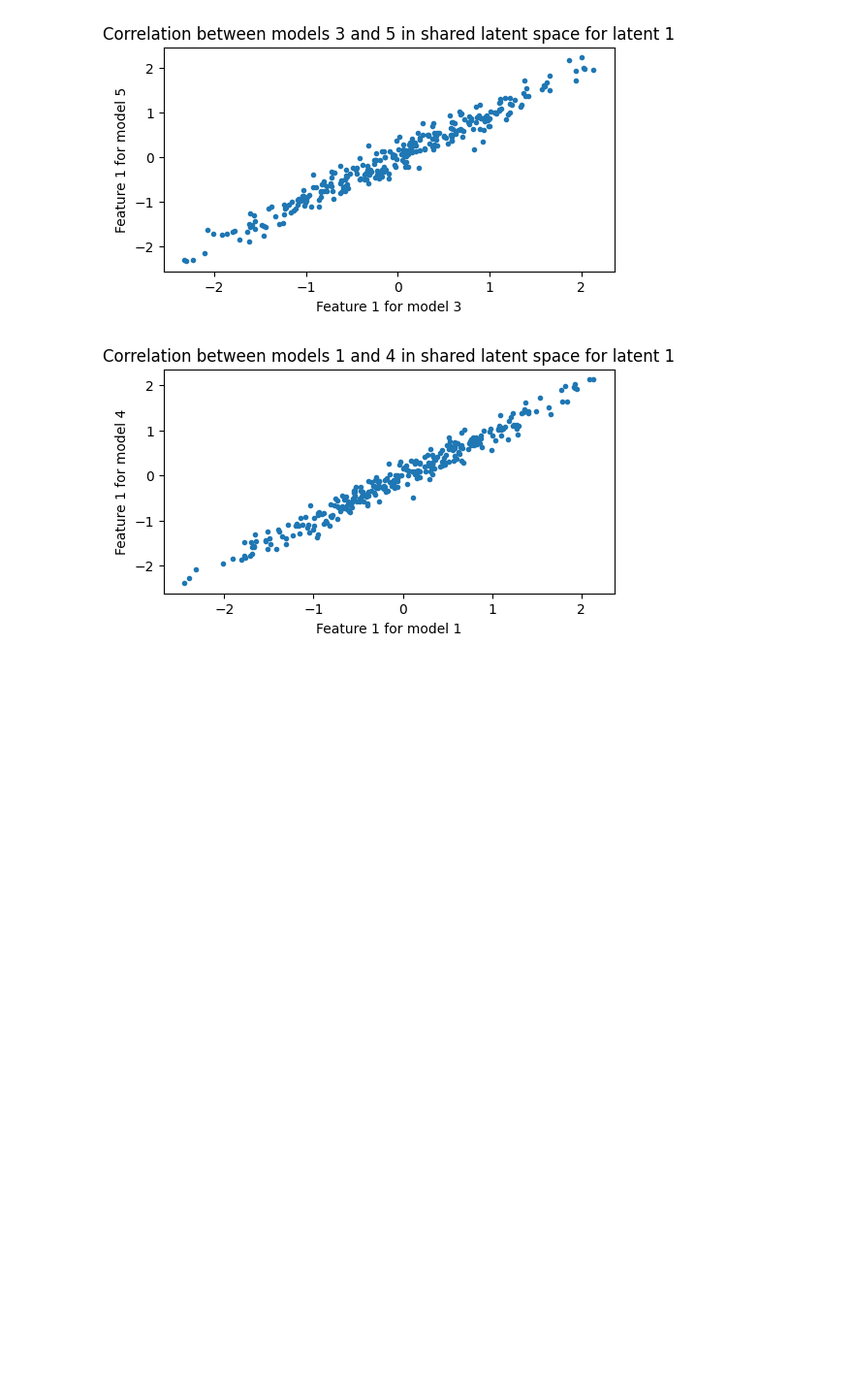
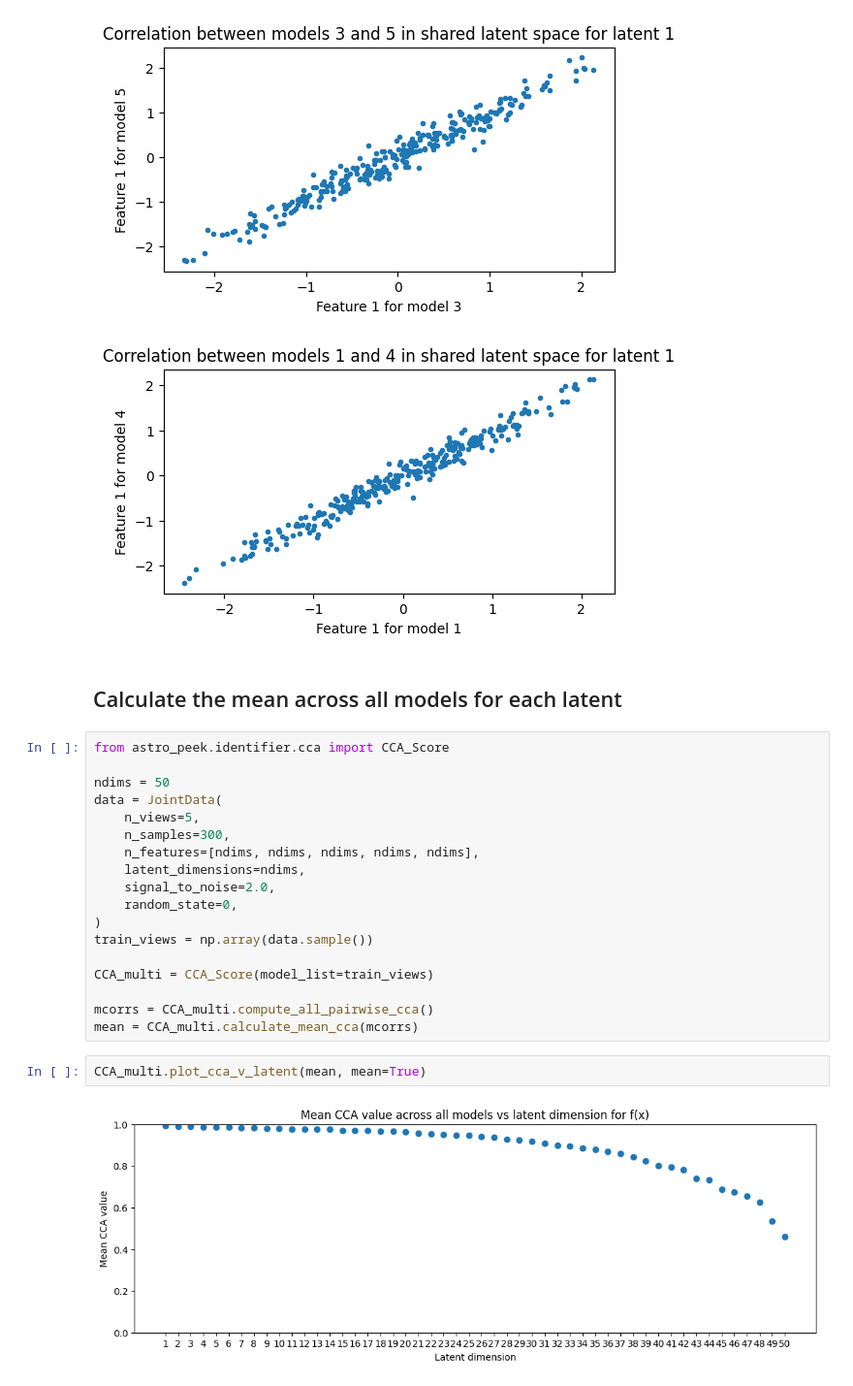
Before and after one commit to noe-dia/astro-ml-peek, a Jupyter notebook: astro_peek/identifier/cca_demo.ipynb, the cells around one changed output. Shown at 97% size. Drawn from its saved outputs; the diff is of its cells as text; blank space fills up the shorter version.

Commit message:
fixed mean cca computation

```diff
--- a/astro_peek/identifier/cca_demo.ipynb
+++ b/astro_peek/identifier/cca_demo.ipynb
@@ -266,3 +266,27 @@ plot_features(z, 0, models=[1,4])
 [figure]
 [figure]
 [figure]
+# %% [markdown]
+## Calculate the mean across all models for each latent
+# %%
+from astro_peek.identifier.cca import CCA_Score
+
+ndims = 50
+data = JointData(
+    n_views=5,
+    n_samples=300,
+    n_features=[ndims, ndims, ndims, ndims, ndims],
+    latent_dimensions=ndims,
+    signal_to_noise=2.0,
+    random_state=0,
+)
+train_views = np.array(data.sample())
+
+CCA_multi = CCA_Score(model_list=train_views)
+
+mcorrs = CCA_multi.compute_all_pairwise_cca()
+mean = CCA_multi.calculate_mean_cca(mcorrs)
+# %%
+CCA_multi.plot_cca_v_latent(mean, mean=True)
+# %% [output]
+[figure, added]
```
Also changed, not shown: 1 other file.
